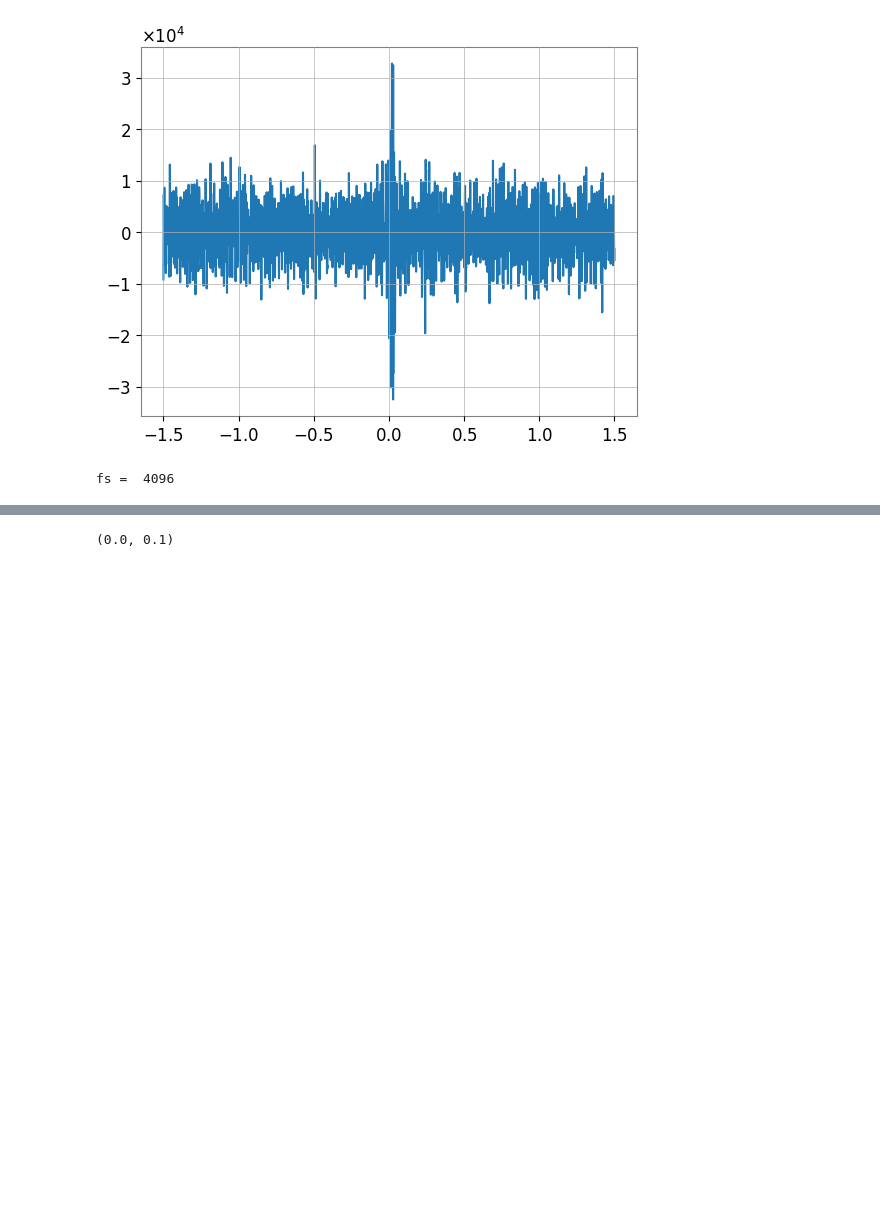
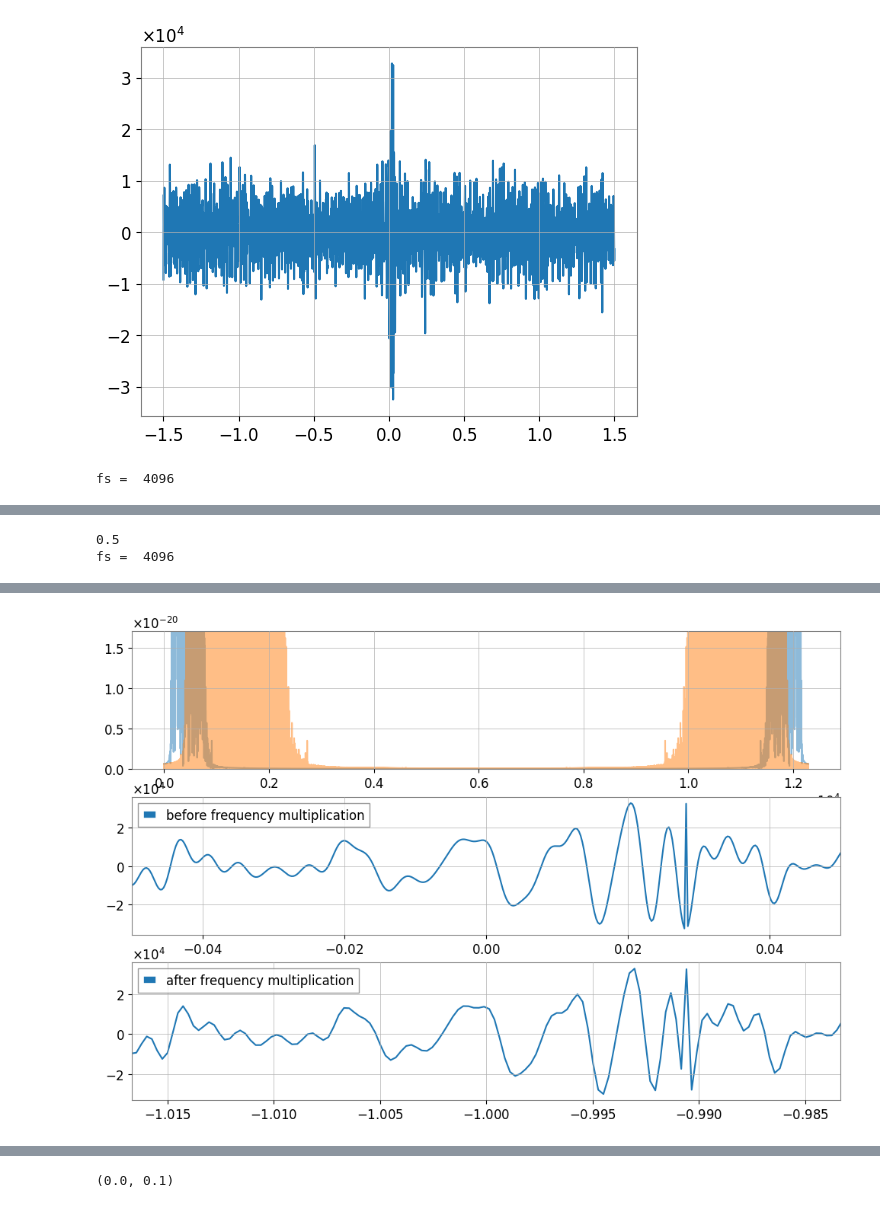
Before and after one commit to Kaitlynn218/Gravitational-Wave, a Jupyter notebook: gravitational_wave_individual.ipynb, the cells around one changed output, grey strips where cells are left out. Drawn from its saved outputs; the diff is of its cells as text; code cells hidden in the pictures; blank space fills up the shorter version.

```diff
--- a/gravitational_wave_individual.ipynb
+++ b/gravitational_wave_individual.ipynb
@@ -141,3 +141,64 @@ files.download("example.wav")
 # %% [output]
 [interactive output not drawn]
 [interactive output not drawn]
+# %%
+t_clip = 1.5 # defining the width of the signal that we're using.
+amplitude = np.iinfo(np.int16).max
+
+ind = np.where((x_val < (t0+t_clip)) & (x_val > (t0-t_clip))) # selecting specific regions within the 3 seconds that fulfill the conditions where time is less that t0+1.5, but greater than t0-1.5.
+x = x_val[ind] # setting our x-values(time)
+y = y_val[ind] # setting our t-values(amplitude)
+# plt.plot(x - t0, (np.array(y / np.max(y)) * amplitude) + 10000, label="oringinal")
+# print(np.min(np.array(y / np.max(y)) * amplitude), np.max(np.array(y / np.max(y)) * amplitude))
+
+up_sample = 3 # adding more cycles in between frequencies, which stretches out the sound without affecting the pitch
+
+y_fft = np.fft.fft(y) # taking the fourier transform of our data
+y_fft_new = np.zeros(np.shape(y_fft), dtype=np.cdouble)
+y_fft_old = y_fft
+
+num = len(y_fft) # defining a variable for the length of the fourier transform data
+for i in np.arange(int(num / up_sample)): # making a list that is dividing the length by the number of cycles we added.
+    y_fft_new[int(i * up_sample)] = y_fft[int(i)]
+
+y_old = np.fft.ifft(y_fft_old)
+
+for i in np.arange(num):
+  if i > (num / 2):
+    y_fft_new[i] = np.conjugate(y_fft_new[int(num) - i])
+
+# y_fft_new = np.fft.fftshift(y_fft_new)
+y = np.fft.ifft(y_fft_new)
+
+plt.figure(figsize=(12,8))
+plt.subplot(311)
+plt.plot(np.abs(y_fft_old), alpha=0.5) # graph before the fourier transform (blue)
+plt.plot(np.abs(y_fft_new), alpha=0.5) # graph after the fourier transform (orange)
+ylim = np.percentile(np.abs(y_fft), 95)
+plt.ylim(0, ylim)
+
+plt.subplot(312)
+# y_old = y_old**3 # to make the signal more distinct from the noise
+y_old = y_old / np.max(y_old)
+plt.plot(x - t0, (np.array(y_old) * amplitude).astype(np.int16), label="before frequency multiplication")
+plt.xlim(-0.05, 0.05)
+plt.legend()
+
+plt.subplot(313)
+# y = y**3 # to make the signal more distinct from the noise
+y = y / np.max(y)
+plt.plot(x - t0, (np.array(y) * amplitude).astype(np.int16), label="after frequency multiplication")
+plt.xlim(-t_clip + t_clip / up_sample - 0.05 / up_sample, -t_clip + t_clip / up_sample + 0.05 / up_sample)
+plt.legend()
+print(t_clip / up_sample)
+
+fs = int(1 / np.median(np.diff(np.array(x_val[ind] - t0))))
+# fs = fs * 4 # to make the signal higher pitch
+print("fs = ", fs)
+write("example_fft.wav", fs, (np.array(y[0:int(num/up_sample)]) * amplitude).astype(np.int16))
+
+from google.colab import files
+files.download("example_fft.wav")
+# %% [output]
+0.5
+fs =  4096
@@ -143,0 +207 @@ files.download("example.wav")
+[figure, added]
```
Also changed, not shown: parts of 5 cells of this notebook.
